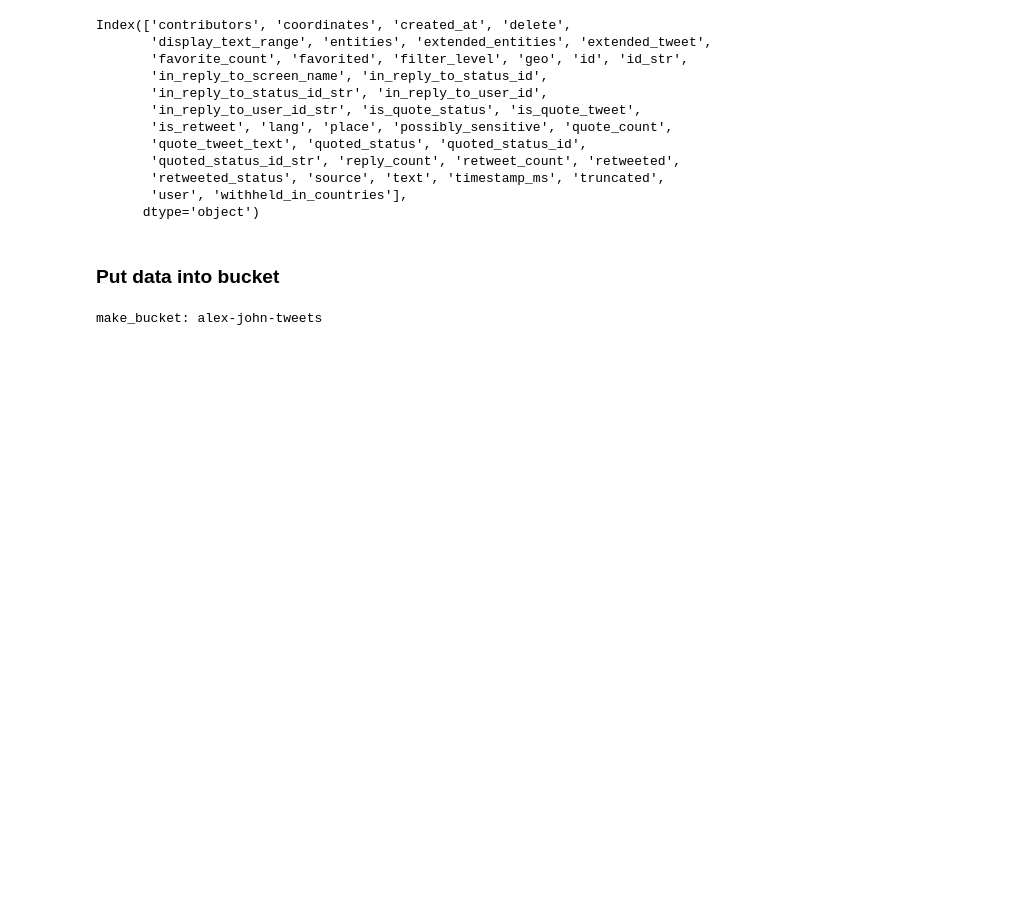
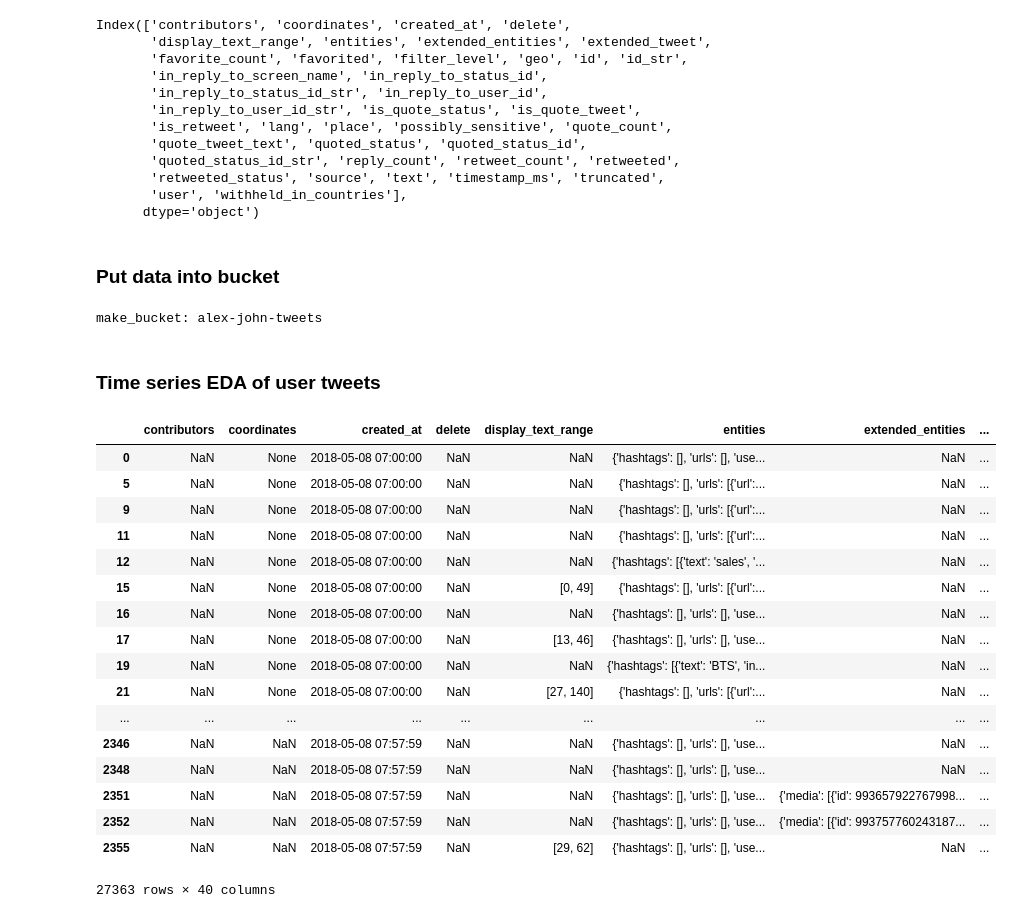
Before and after one commit to jabraunlin/tweets-russia-iran, a Jupyter notebook: Clustering.ipynb, the cells around one changed output. Cells and saved outputs as stored; diff of their text form; code cells hidden in the pictures; blank space fills up the shorter version.

```diff
--- a/Clustering.ipynb
+++ b/Clustering.ipynb
@@ -582,3 +616,26 @@ eng_tweets.to_csv('data/2018-05-08_twitter_data_filtered.csv')
 # !aws s3 ls alex-john-tweets
 # %% [output]
 make_bucket: alex-john-tweets
+# %% [markdown]
+### Time series EDA of user tweets
+# %%
+eng_tweets
+# %% [output]
+|  | contributors | coordinates | created_at | delete | display_text_range | entities | extended_entities | ... |
+| 0 | NaN | None | 2018-05-08 07:00:00 | NaN | NaN | {'hashtags': [], 'urls': [], 'use... | NaN | ... |
+| 5 | NaN | None | 2018-05-08 07:00:00 | NaN | NaN | {'hashtags': [], 'urls': [{'url':... | NaN | ... |
+| 9 | NaN | None | 2018-05-08 07:00:00 | NaN | NaN | {'hashtags': [], 'urls': [{'url':... | NaN | ... |
+| 11 | NaN | None | 2018-05-08 07:00:00 | NaN | NaN | {'hashtags': [], 'urls': [{'url':... | NaN | ... |
+| 12 | NaN | None | 2018-05-08 07:00:00 | NaN | NaN | {'hashtags': [{'text': 'sales', '... | NaN | ... |
+| 15 | NaN | None | 2018-05-08 07:00:00 | NaN | [0, 49] | {'hashtags': [], 'urls': [{'url':... | NaN | ... |
+| 16 | NaN | None | 2018-05-08 07:00:00 | NaN | NaN | {'hashtags': [], 'urls': [], 'use... | NaN | ... |
+| 17 | NaN | None | 2018-05-08 07:00:00 | NaN | [13, 46] | {'hashtags': [], 'urls': [], 'use... | NaN | ... |
+| 19 | NaN | None | 2018-05-08 07:00:00 | NaN | NaN | {'hashtags': [{'text': 'BTS', 'in... | NaN | ... |
+| 21 | NaN | None | 2018-05-08 07:00:00 | NaN | [27, 140] | {'hashtags': [], 'urls': [{'url':... | NaN | ... |
+| ... | ... | ... | ... | ... | ... | ... | ... | ... |
+| 2346 | NaN | NaN | 2018-05-08 07:57:59 | NaN | NaN | {'hashtags': [], 'urls': [], 'use... | NaN | ... |
+| 2348 | NaN | NaN | 2018-05-08 07:57:59 | NaN | NaN | {'hashtags': [], 'urls': [], 'use... | NaN | ... |
+| 2351 | NaN | NaN | 2018-05-08 07:57:59 | NaN | NaN | {'hashtags': [], 'urls': [], 'use... | {'media': [{'id': 993657922767998... | ... |
+| 2352 | NaN | NaN | 2018-05-08 07:57:59 | NaN | NaN | {'hashtags': [], 'urls': [], 'use... | {'media': [{'id': 993757760243187... | ... |
+| 2355 | NaN | NaN | 2018-05-08 07:57:59 | NaN | [29, 62] | {'hashtags': [], 'urls': [], 'use... | NaN | ... |
+27363 rows × 40 columns
```
Also changed, not shown: parts of 3 cells of this notebook.
